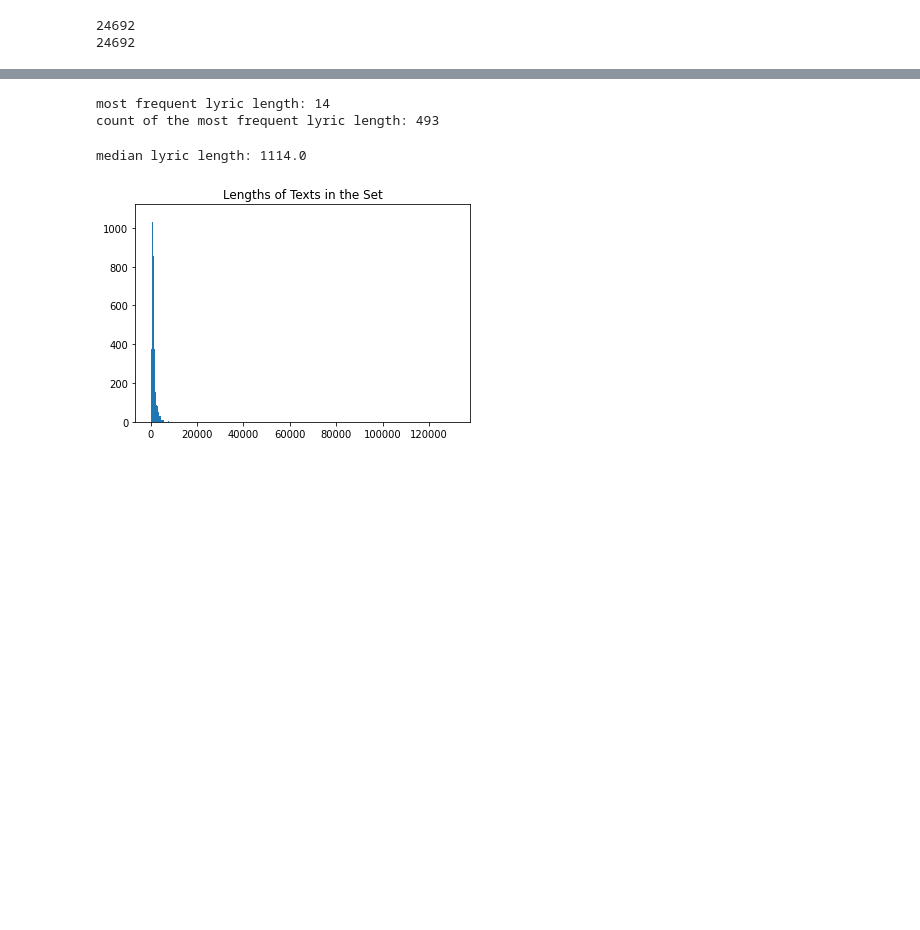
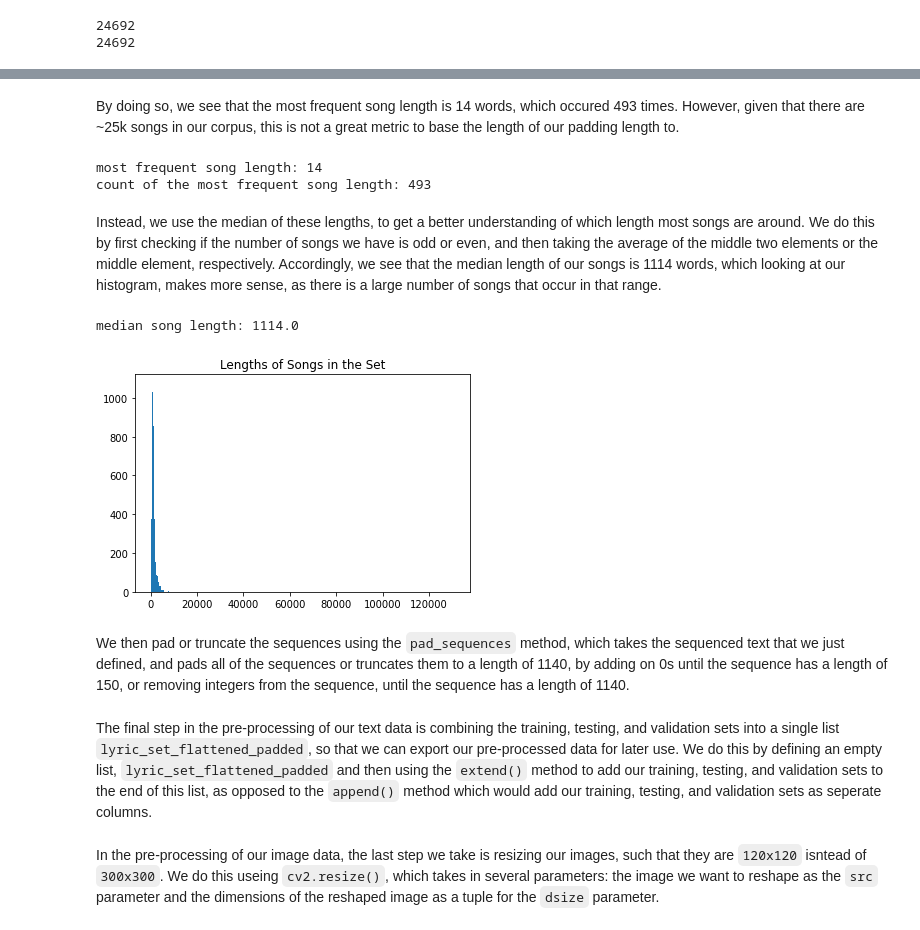
Before and after one commit to bharnav/CSC630-Machine-Learning, a Jupyter notebook: Album Generation/dataset-pre-processing.ipynb, the cells around one changed output, grey strips where cells are left out. Saved outputs shown, nothing was run; the diff lists cells and outputs as text; code cells hidden in the pictures; blank space fills up the shorter version.

Commit message:
added explanation to pre-processing notebook

```diff
--- a/Album Generation/dataset-pre-processing.ipynb
+++ b/Album Generation/dataset-pre-processing.ipynb
@@ -125,12 +147,16 @@ for full_lyric_len in len_lyric_set_flattened:
     if full_lyric_len_frequency > max_lyric_len_count:
         max_lyric_len_count = full_lyric_len_frequency
         max_lyric_len = full_lyric_len
+# %% [markdown]
+By doing so, we see that the most frequent song length is 14 words, which occured 493 times. However, given that there are ~25k songs in our corpus, this is not a great metric to base the length of our padding length to.
 # %%
-print("most frequent lyric length:", max_lyric_len)
-print("count of the most frequent lyric length:", max_lyric_len_count)
+print("most frequent song length:", max_lyric_len)
+print("count of the most frequent song length:", max_lyric_len_count)
 # %% [output]
-most frequent lyric length: 14
-count of the most frequent lyric length: 493
+most frequent song length: 14
+count of the most frequent song length: 493
+# %% [markdown]
+Instead, we use the median of these lengths, to get a better understanding of which length most songs are around. We do this by first checking if the number of songs we have is odd or even, and then taking the average of the middle two elements or the middle element, respectively. Accordingly, we see that the median length of our songs is 1114 words, which looking at our histogram, makes more sense, as there is a large number of songs that occur in that range.
 # %%
 len_lyric_set_flattened.sort()
 length_lyric_len_set = len(len_lyric_set_flattened)
@@ -144,19 +170,21 @@ if length_lyric_len_set % 2 == 0:
 else:
     median_length = len_lyric_set_flattened[mid_length]
 
-print("median lyric length:", median_length)
+print("median song length:", median_length)
 # %% [output]
-median lyric length: 1114.0
+median song length: 1114.0
 # %%
 len_lyrics = []
 for lyric in lyric_set_flattened:
     len_lyrics.append(len(lyric))
 
 plt.hist(len_lyrics, bins='auto')
-plt.title("Lengths of Texts in the Set")
+plt.title("Lengths of Songs in the Set")
 plt.show()
 # %% [output]
-[figure, old version]
+[figure, new version]
+# %% [markdown]
+We then pad or truncate the sequences using the `pad_sequences` method, which takes the sequenced text that we just defined, and pads all of the sequences or truncates them to a length of 1140, by adding on 0s until the sequence has a length of 150, or removing integers from the sequence, until the sequence has a length of 1140.
 # %%
 median_length = int(median_length)
 lyric_data_train_padded = pad_sequences(lyric_data_train_tokenized, maxlen = median_length,
@@ -165,11 +193,15 @@ lyric_data_test_padded = pad_sequences(lyric_data_test_tokenized, maxlen = media
                                         padding = 'post', truncating = 'post')
 lyric_data_val_padded = pad_sequences(lyric_data_val_tokenized, maxlen = median_length,
                                         padding = 'post', truncating = 'post')
+# %% [markdown]
+The final step in the pre-processing of our text data is combining the training, testing, and validation sets into a single list `lyric_set_flattened_padded`, so that we can export our pre-processed data for later use. We do this by defining an empty list, `lyric_set_flattened_padded` and then using the `extend()` method to add our training, testing, and validation sets to the end of this list, as opposed to the `append()` method which would add our training, testing, and validation sets as seperate columns.
 # %%
 lyric_set_flattened_padded = []
 lyric_set_flattened_padded.extend(lyric_data_train_padded)
 lyric_set_flattened_padded.extend(lyric_data_test_padded)
 lyric_set_flattened_padded.extend(lyric_data_val_padded)
+# %% [markdown]
+In the pre-processing of our image data, the last step we take is resizing our images, such that they are `120x120` isntead of `300x300`. We do this useing `cv2.resize()`, which takes in several parameters: the image we want to reshape as the `src` parameter and the dimensions of the reshaped image as a tuple for the `dsize` parameter.
 # %%
 scale_pct = 40
 for img_resize in pixels_set:
```
Also changed, not shown: parts of 20 cells of this notebook, 1 other file.
